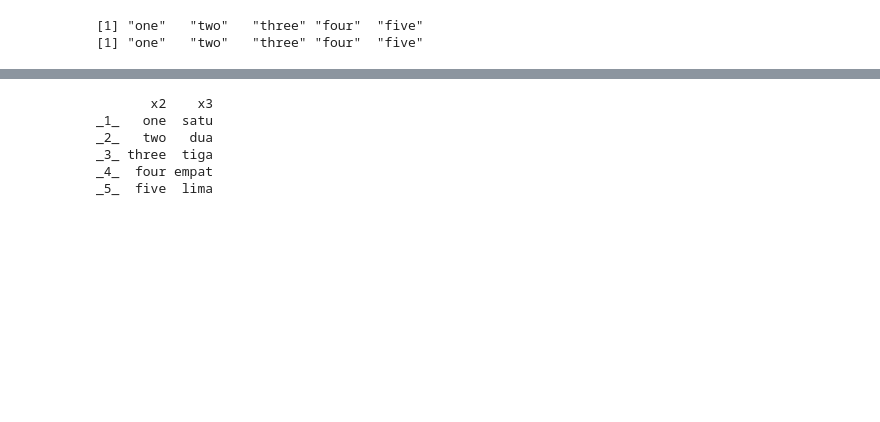
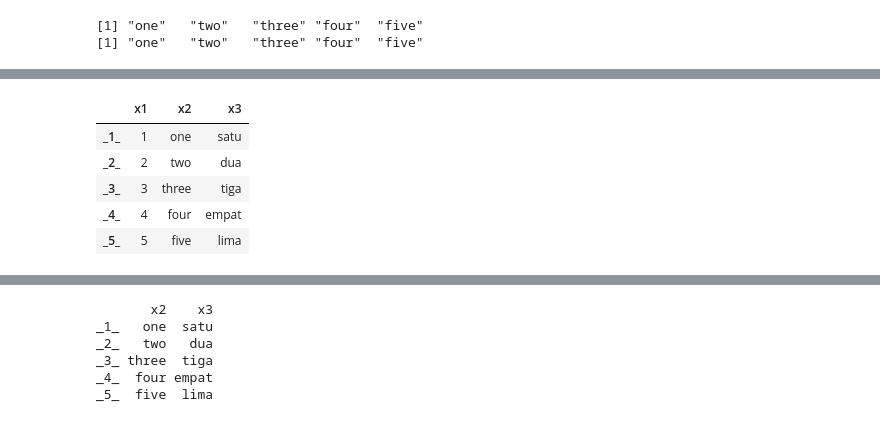
Before and after one commit to yongks/r_book, a Jupyter notebook: 01-fundamental.ipynb, the cells around one changed output, grey strips where cells are left out. Cells and saved outputs as stored; diff of their text form; code cells hidden in the pictures; blank space fills up the shorter version.

```diff
--- a/01-fundamental.ipynb
+++ b/01-fundamental.ipynb
@@ -1051,0 +1094,9 @@ _5_  five  lima
+# %%
+subset (X, select = -c(x5,x6))   # use -
+# %% [output]
+|  | x1 | x2 | x3 |
+| _1_ | 1 | one | satu |
+| _2_ | 2 | two | dua |
+| _3_ | 3 | three | tiga |
+| _4_ | 4 | four | empat |
+| _5_ | 5 | five | lima |
```
Also changed, not shown: parts of 57 cells of this notebook, 32 other files.
